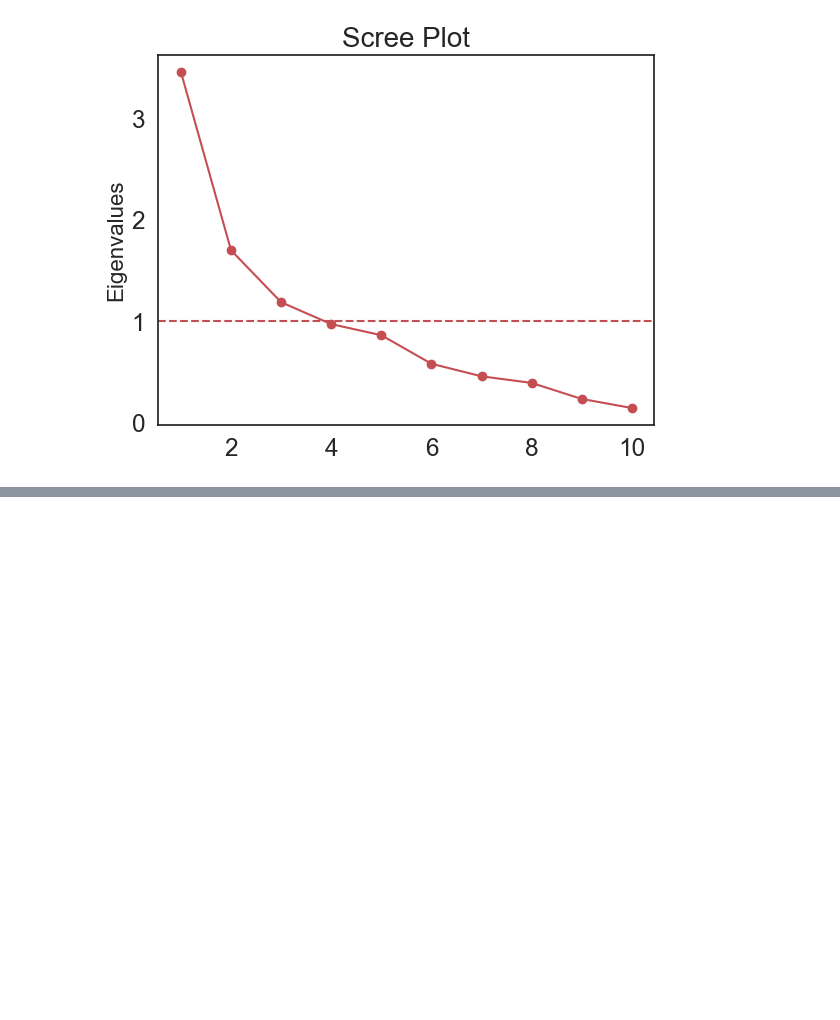
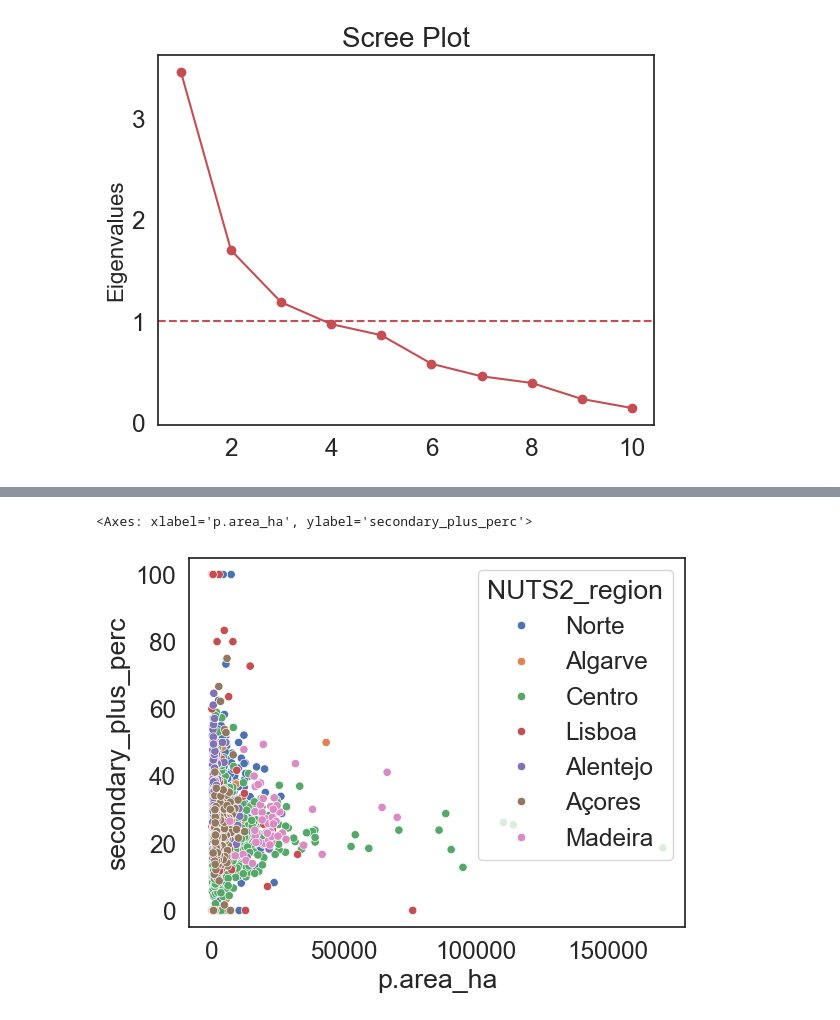
Before and after one commit to domwelsh/avcad_final, a Jupyter notebook: Codes/dom_PCA.ipynb, the cells around one changed output, grey strips where cells are left out. Drawn from its saved outputs; the diff is of its cells as text; code cells hidden in the pictures; blank space fills up the shorter version.

```diff
--- a/Codes/dom_PCA.ipynb
+++ b/Codes/dom_PCA.ipynb
@@ -842,0 +860,3 @@ plt.show()
+# %%
+df_prod_ed = df_merged[['NutsID', 'region_name', 'NUTS2_region', 'secondary_plus_perc', 'p.value_eur', 'p.area_ha']]
+df_prod_ed.head()
@@ -842,0 +870,10 @@ plt.show()
+# %%
+sns.scatterplot(
+    data = df_prod_ed,
+    x = 'p.area_ha',
+    y = 'secondary_plus_perc',
+    hue = 'NUTS2_region'
+)
+# %% [output]
+<Axes: xlabel='p.area_ha', ylabel='secondary_plus_perc'>
+[figure, added]
```
Also changed, not shown: parts of 8 cells of this notebook.
